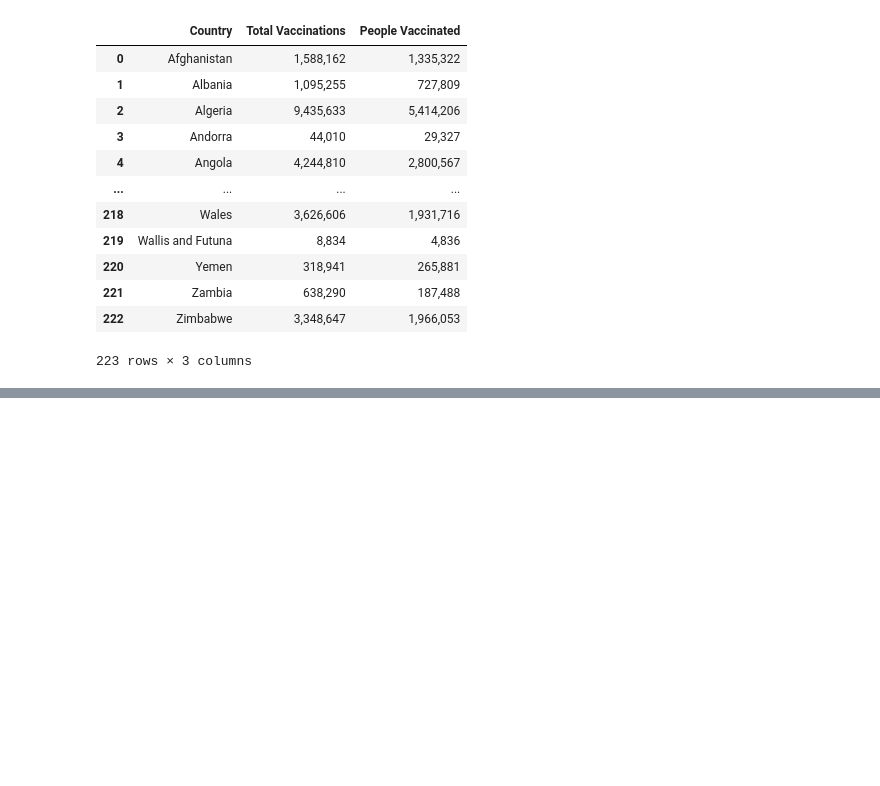
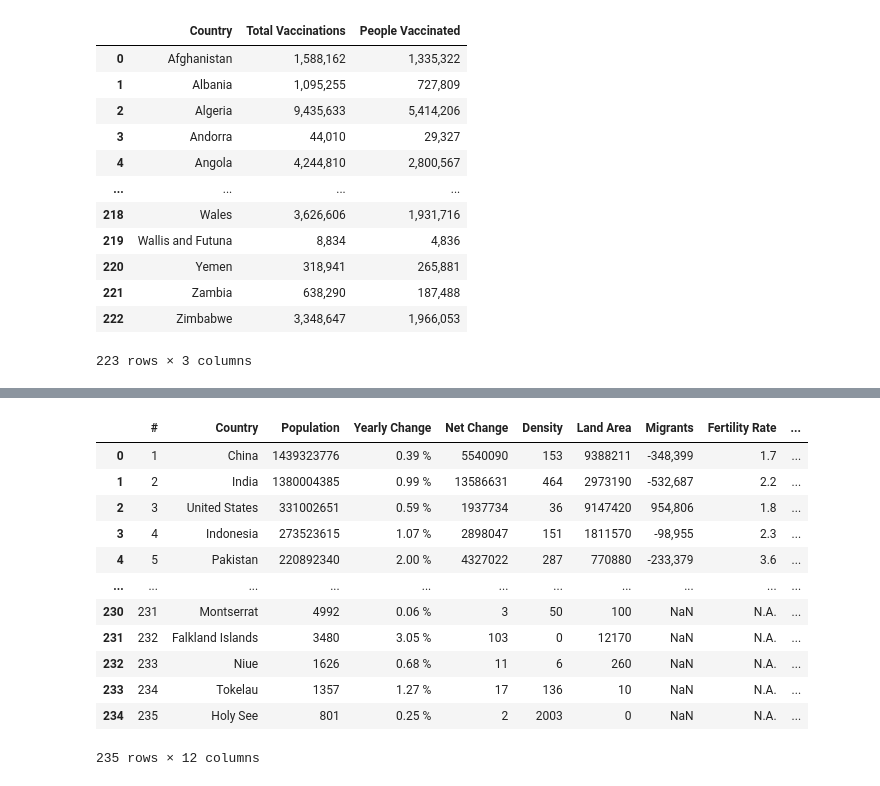
Before and after one commit to atabbalat/DSC540, a Jupyter notebook: Term Project/Term_Project_AbedTabbalat.ipynb, the cells around one changed output, grey strips where cells are left out. Drawn from its saved outputs; the diff is of its cells as text; code cells hidden in the pictures; blank space fills up the shorter version.

```diff
--- a/Term Project/Term_Project_AbedTabbalat.ipynb
+++ b/Term Project/Term_Project_AbedTabbalat.ipynb
@@ -139,3 +144,8 @@ df_flat_1
 # %%
-df_web = pd.read_html('https://www.worldometers.info/world-population/population-by-country')
-print(len(df_web))
+# using pandas to read html. had issues with forbidden HTTP and therefore I used the help of a post in
+# stackoverflow to import the requests package and place the header to call the HTML site
+url = 'https://www.worldometers.info/world-population/population-by-country/'
+header = {
+  "User-Agent": "Mozilla/5.0 (X11; Linux x86_64) AppleWebKit/537.36 (KHTML, like Gecko) Chrome/50.0.2661.75 Safari/537.36",
+  "X-Requested-With": "XMLHttpRequest"
+}
@@ -143,0 +152,4 @@ HTTPError: HTTP Error 403: Forbidden
+# %%
+# Used the requests.get function to call the website (similar to APIs) and the table is now readable.
+r = requests.get(url, headers=header)
+dfs_web = pd.read_html(r.text)
@@ -143,0 +161,4 @@ HTTPError: HTTP Error 403: Forbidden
+# %%
+# defining the table to begin data wrangling process.
+df_web_raw = dfs_web[0]
+df_web_raw
@@ -143,0 +179,5 @@ HTTPError: HTTP Error 403: Forbidden
+# %%
+# Step 1: Updating column headers using the column attribute:
+# Will call a list to see the full column names
+df_web = df_web_raw
+list(df_web.columns)
@@ -143,0 +197,19 @@ HTTPError: HTTP Error 403: Forbidden
+# %%
+# Renaming columns for more clarity.
+df_web.columns = ['#', 'Country', 'Population', 'Yearly Change', 'Net Change', 'Density', 'Land Area',
+                  'Migrants', 'Fertility Rate', 'Median Age', 'Urban Population Percentage', 'World Share']
+df_web
+# %% [output]
+|  | # | Country | Population | Yearly Change | Net Change | Density | Land Area | Migrants | Fertility Rate | ... |
+| 0 | 1 | China | 1439323776 | 0.39 % | 5540090 | 153 | 9388211 | -348,399 | 1.7 | ... |
+| 1 | 2 | India | 1380004385 | 0.99 % | 13586631 | 464 | 2973190 | -532,687 | 2.2 | ... |
+| 2 | 3 | United States | 331002651 | 0.59 % | 1937734 | 36 | 9147420 | 954,806 | 1.8 | ... |
+| 3 | 4 | Indonesia | 273523615 | 1.07 % | 2898047 | 151 | 1811570 | -98,955 | 2.3 | ... |
+| 4 | 5 | Pakistan | 220892340 | 2.00 % | 4327022 | 287 | 770880 | -233,379 | 3.6 | ... |
+| ... | ... | ... | ... | ... | ... | ... | ... | ... | ... | ... |
+| 230 | 231 | Montserrat | 4992 | 0.06 % | 3 | 50 | 100 | NaN | N.A. | ... |
+| 231 | 232 | Falkland Islands | 3480 | 3.05 % | 103 | 0 | 12170 | NaN | N.A. | ... |
+| 232 | 233 | Niue | 1626 | 0.68 % | 11 | 6 | 260 | NaN | N.A. | ... |
+| 233 | 234 | Tokelau | 1357 | 1.27 % | 17 | 136 | 10 | NaN | N.A. | ... |
+| 234 | 235 | Holy See | 801 | 0.25 % | 2 | 2003 | 0 | NaN | N.A. | ... |
+235 rows × 12 columns
```
Also changed, not shown: parts of 12 cells of this notebook.
